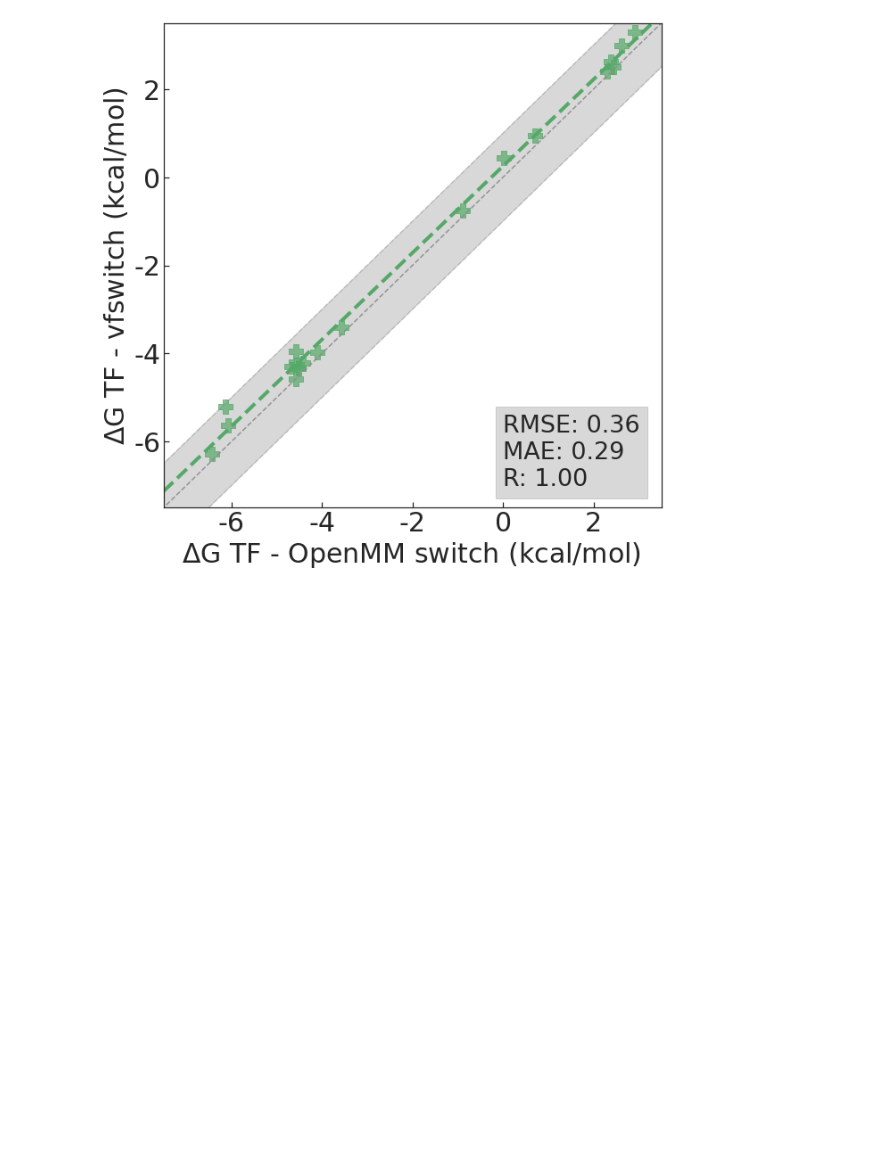
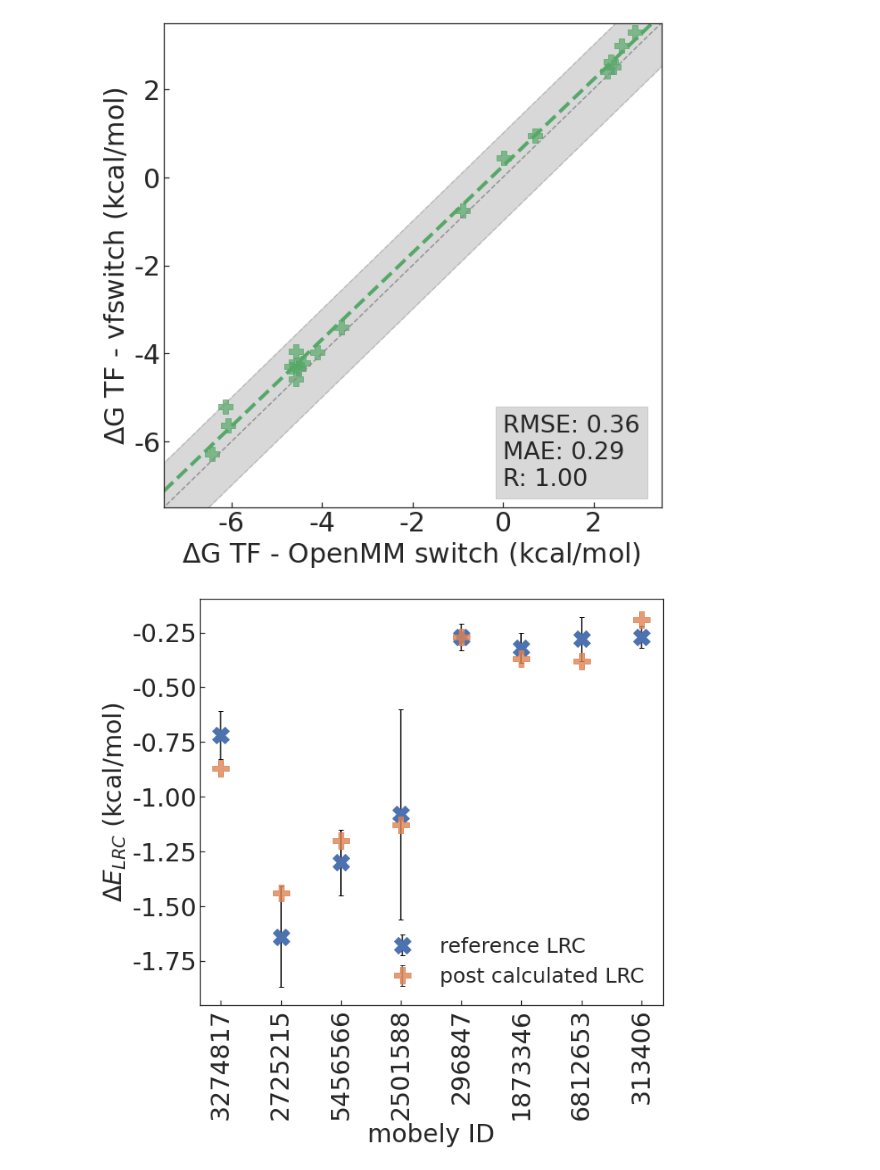
Before and after one commit to JohannesKarwou/notebooks, a Jupyter notebook: freeSolvSummary.ipynb, the cells around one changed output. Saved outputs shown, nothing was run; the diff lists cells and outputs as text; code cells hidden in the pictures; blank space fills up the shorter version.

Commit message:
new plot for lrc

```diff
--- a/freeSolvSummary.ipynb
+++ b/freeSolvSummary.ipynb
@@ -915,3 +915,46 @@ Pearson correlation:  1.0 [1.0, 1.0]
 Spearman's correlation:  0.96 [0.85, 1.0]
 Kendalltau: 0.88 [0.73, 0.98]
 [figure]
+# %%
+lrc_full_tests = pd.read_csv(
+    "https://raw.githubusercontent.com/JohannesKarwou/notebooks/main/data/lrc_full_tests.csv",
+    header=2,
+)
+# %%
+lrc_full_tests = lrc_full_tests[1:-1]
+# %%
+fig, axs = plt.subplots(figsize=(10, 10))
+fig.autofmt_xdate(rotation=90, ha="center")
+
+axs.errorbar(
+    lrc_full_tests["mobley_id"].astype(str),
+    lrc_full_tests["reference LRC"],
+    marker="X",
+    linestyle="",
+    yerr=lrc_full_tests["error"],
+    ecolor="black",
+    capsize=3,
+    label="reference LRC"
+)
+# plt.scatter(lrc_full_tests["mobley_id"].astype(str),lrc_full_tests["dG (TF LRC)"])
+
+axs.errorbar(
+    lrc_full_tests["mobley_id"].astype(str),
+    lrc_full_tests["preCalc LRC"],
+    linestyle="",
+    marker="P",
+    alpha=0.8,
+    label="post calculated LRC",
+    yerr=lrc_full_tests["error.1"],
+    ecolor="black",
+    capsize=3,
+)
+
+
+plt.legend(frameon=False,loc="lower right")
+plt.xlabel("mobely ID")
+plt.ylabel("$\Delta E_{LRC}$ (kcal/mol)")
+
+plt.savefig("images/lrc_subset.pdf")
+# %% [output]
+[figure, added]
```
Also changed, not shown: 1 other file.
